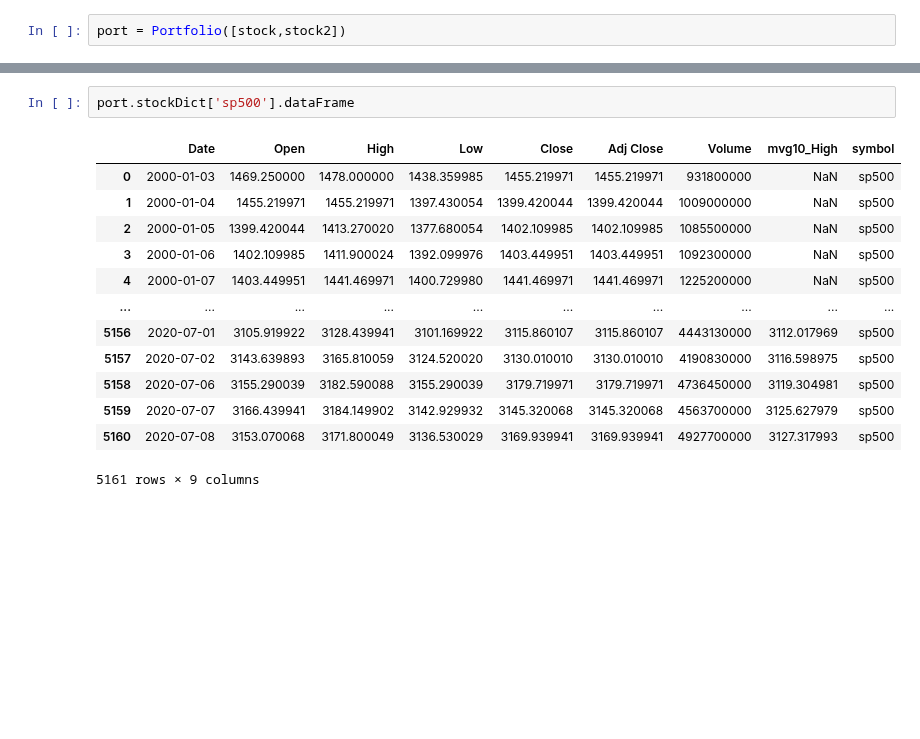
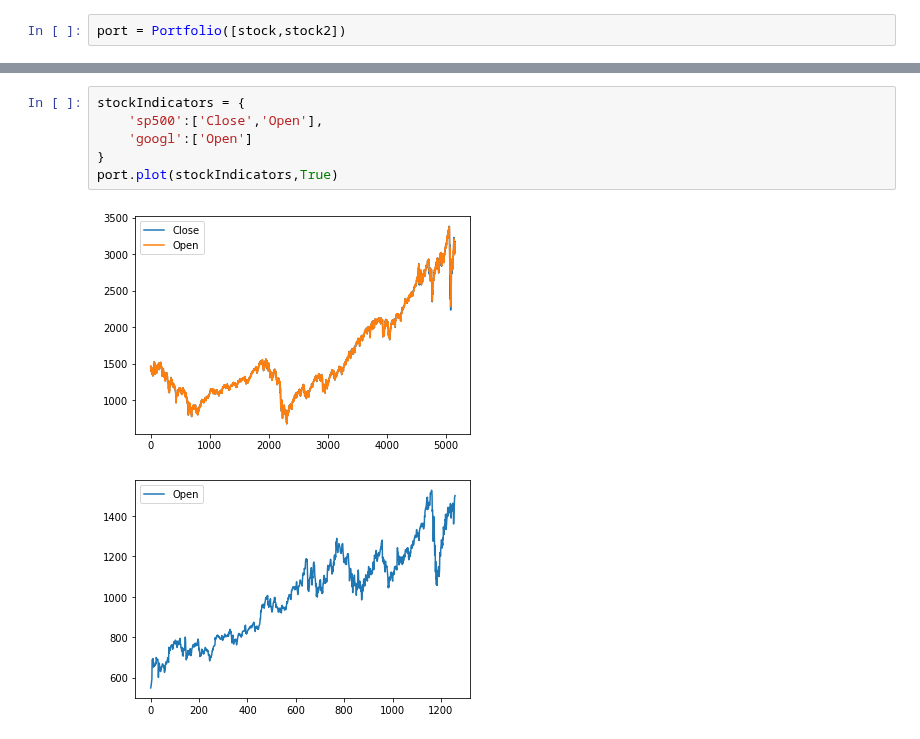
Before and after one commit to allen-chiang/Time-Series-Transformer, a Jupyter notebook: time_series_transform/stock_transform/Test.ipynb, the cells around one changed output, grey strips where cells are left out. Saved outputs shown, nothing was run; the diff lists cells and outputs as text; blank space fills up the shorter version.

Commit message:
stock

```diff
--- a/time_series_transform/stock_transform/Test.ipynb
+++ b/time_series_transform/stock_transform/Test.ipynb
@@ -280,16 +285,9 @@ port.get_portfolio_dataFrame()
-# %%
-port.stockDict['sp500'].dataFrame
-# %% [output]
-|  | Date | Open | High | Low | Close | Adj Close | Volume | mvg10_High | symbol |
-| 0 | 2000-01-03 | 1469.250000 | 1478.000000 | 1438.359985 | 1455.219971 | 1455.219971 | 931800000 | NaN | sp500 |
-| 1 | 2000-01-04 | 1455.219971 | 1455.219971 | 1397.430054 | 1399.420044 | 1399.420044 | 1009000000 | NaN | sp500 |
-| 2 | 2000-01-05 | 1399.420044 | 1413.270020 | 1377.680054 | 1402.109985 | 1402.109985 | 1085500000 | NaN | sp500 |
-| 3 | 2000-01-06 | 1402.109985 | 1411.900024 | 1392.099976 | 1403.449951 | 1403.449951 | 1092300000 | NaN | sp500 |
-| 4 | 2000-01-07 | 1403.449951 | 1441.469971 | 1400.729980 | 1441.469971 | 1441.469971 | 1225200000 | NaN | sp500 |
-| ... | ... | ... | ... | ... | ... | ... | ... | ... | ... |
-| 5156 | 2020-07-01 | 3105.919922 | 3128.439941 | 3101.169922 | 3115.860107 | 3115.860107 | 4443130000 | 3112.017969 | sp500 |
-| 5157 | 2020-07-02 | 3143.639893 | 3165.810059 | 3124.520020 | 3130.010010 | 3130.010010 | 4190830000 | 3116.598975 | sp500 |
-| 5158 | 2020-07-06 | 3155.290039 | 3182.590088 | 3155.290039 | 3179.719971 | 3179.719971 | 4736450000 | 3119.304981 | sp500 |
-| 5159 | 2020-07-07 | 3166.439941 | 3184.149902 | 3142.929932 | 3145.320068 | 3145.320068 | 4563700000 | 3125.627979 | sp500 |
-| 5160 | 2020-07-08 | 3153.070068 | 3171.800049 | 3136.530029 | 3169.939941 | 3169.939941 | 4927700000 | 3127.317993 | sp500 |
-5161 rows × 9 columns
+# %%
+stockIndicators = {
+    'sp500':['Close','Open'],
+    'googl':['Open']
+}
+port.plot(stockIndicators,True)
+# %% [output]
+[figure, added]
+[figure, added]
```
Also changed, not shown: parts of 3 cells of this notebook, 1 other file.
